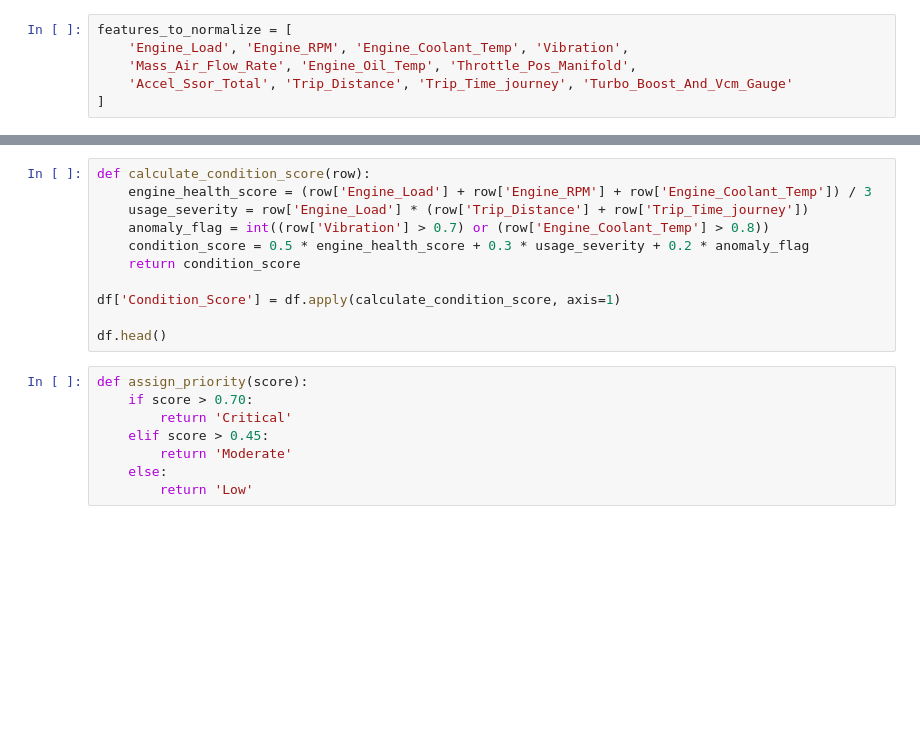
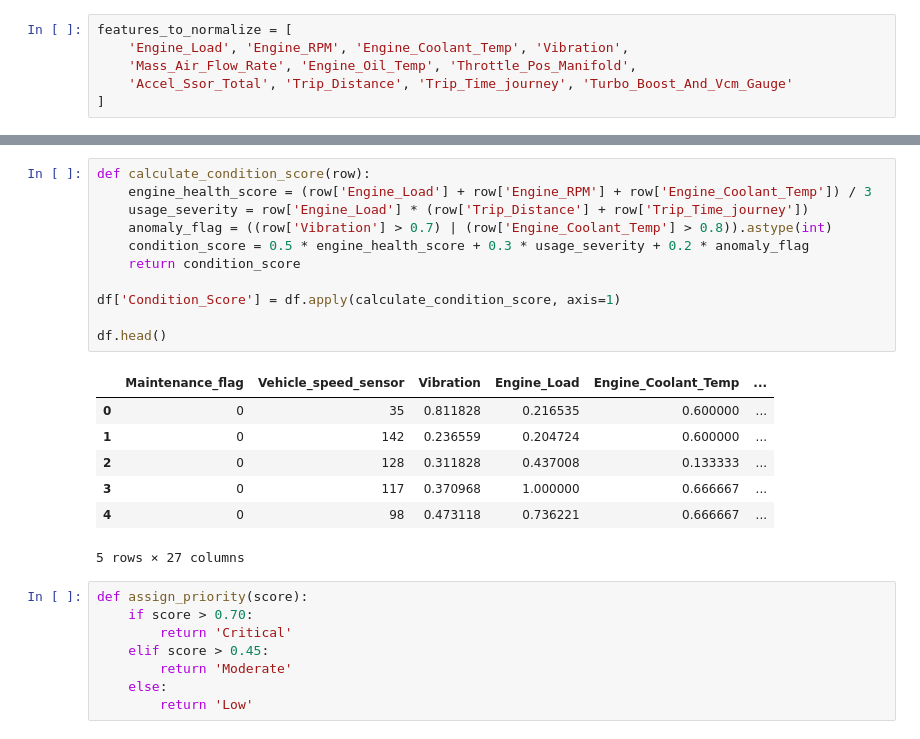
Before and after one commit to aneeshsg/AI-Driven-Priority-Maintenance-for-Automotive-Systems, a Jupyter notebook: predictive maintenance.ipynb, the cells around one changed output, grey strips where cells are left out. Drawn from its saved outputs; the diff is of its cells as text; blank space fills up the shorter version.

```diff
--- a/predictive maintenance.ipynb
+++ b/predictive maintenance.ipynb
@@ -27,14 +85,22 @@ df.head(50)
 # %%
 def calculate_condition_score(row):
     engine_health_score = (row['Engine_Load'] + row['Engine_RPM'] + row['Engine_Coolant_Temp']) / 3
     usage_severity = row['Engine_Load'] * (row['Trip_Distance'] + row['Trip_Time_journey'])
-    anomaly_flag = int((row['Vibration'] > 0.7) or (row['Engine_Coolant_Temp'] > 0.8))
+    anomaly_flag = ((row['Vibration'] > 0.7) | (row['Engine_Coolant_Temp'] > 0.8)).astype(int)
     condition_score = 0.5 * engine_health_score + 0.3 * usage_severity + 0.2 * anomaly_flag
     return condition_score
 
 df['Condition_Score'] = df.apply(calculate_condition_score, axis=1)
 
 df.head()
+# %% [output]
+|  | Maintenance_flag | Vehicle_speed_sensor | Vibration | Engine_Load | Engine_Coolant_Temp | ... |
+| 0 | 0 | 35 | 0.811828 | 0.216535 | 0.600000 | ... |
+| 1 | 0 | 142 | 0.236559 | 0.204724 | 0.600000 | ... |
+| 2 | 0 | 128 | 0.311828 | 0.437008 | 0.133333 | ... |
+| 3 | 0 | 117 | 0.370968 | 1.000000 | 0.666667 | ... |
+| 4 | 0 | 98 | 0.473118 | 0.736221 | 0.666667 | ... |
+5 rows × 27 columns
 # %%
 def assign_priority(score):
     if score > 0.70:
```
Also changed, not shown: parts of 21 cells of this notebook.
